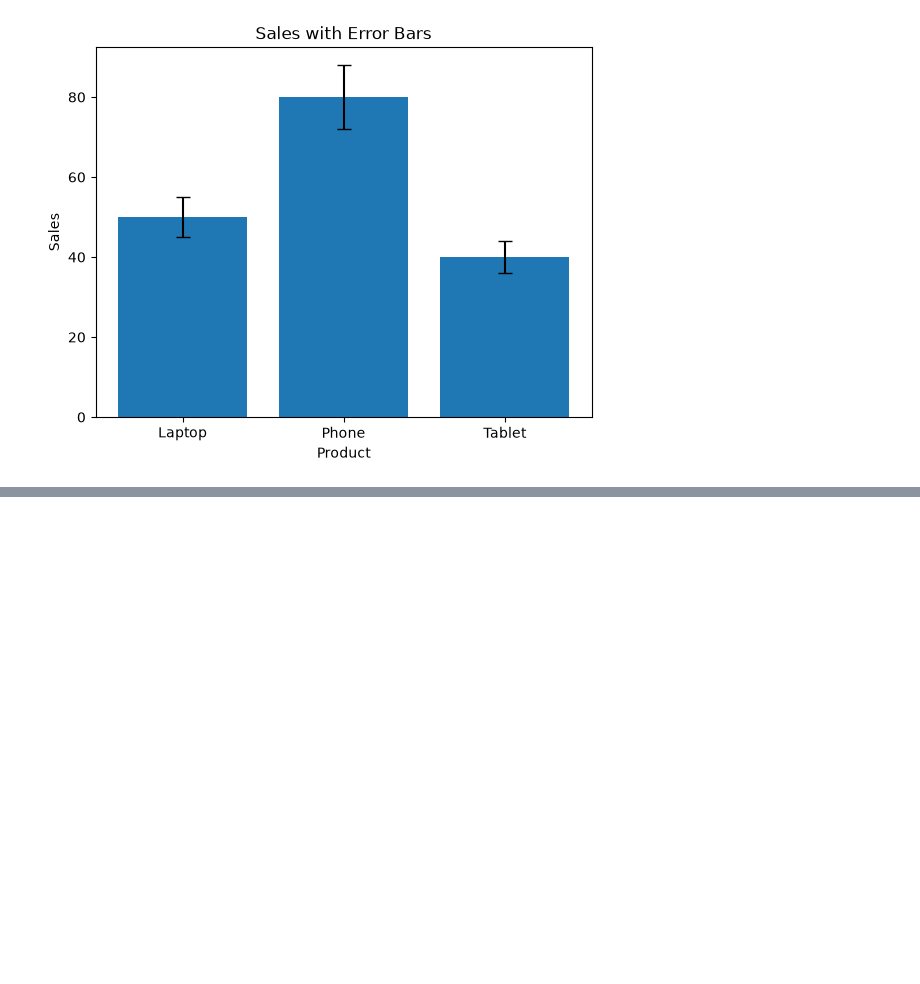
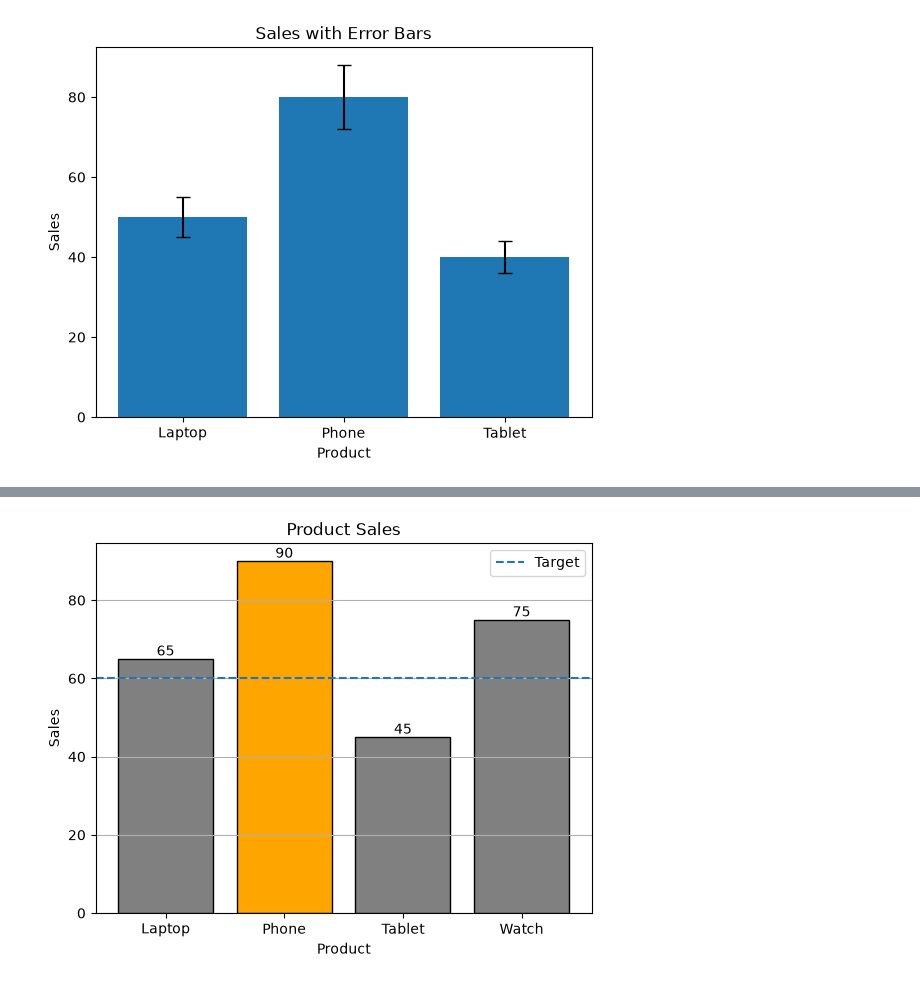
Before and after one commit to infinityrohit07/learning-matplotlib, a Jupyter notebook: 04_barcharts.ipynb, the cells around one changed output, grey strips where cells are left out. Drawn from its saved outputs; the diff is of its cells as text; code cells hidden in the pictures; blank space fills up the shorter version.

```diff
--- a/04_barcharts.ipynb
+++ b/04_barcharts.ipynb
@@ -1163,0 +1183,52 @@ plt.show()
+# %%
+import matplotlib.pyplot as plt
+
+products = ["Laptop", "Phone", "Tablet", "Watch"]
+sales = [65, 90, 45, 75]
+
+# Found the position of the highest sales value
+max_index = sales.index(max(sales))
+
+# Created a list of colors for all bars
+colors = ["gray"] * len(products)
+
+# Highlighted the highest-selling product
+colors[max_index] = "orange"
+
+# Targeted value for the reference line
+target = 60
+
+# Created the bar chart
+# color=colors applied for our individual colors to the bars
+bars = plt.bar(
+    products,
+    sales,
+    color=colors,
+    edgecolor="black"
+)
+
+# Displayed the sales value on each bar
+plt.bar_label(bars)
+
+# Added horizontal grid lines
+# "y" means the grid is drawn along the Y-axis values
+plt.grid(axis="y")
+
+# Added the target reference line
+plt.axhline(
+    y=target,
+    linestyle="--",
+    label="Target"
+)
+
+# Added title and axis labels
+plt.title("Product Sales")
+plt.xlabel("Product")
+plt.ylabel("Sales")
+
+# Displayed the legend for the target line
+plt.legend()
+
+plt.show()
+# %% [output]
+[figure, added]
```
Also changed, not shown: parts of 1 cell of this notebook.
